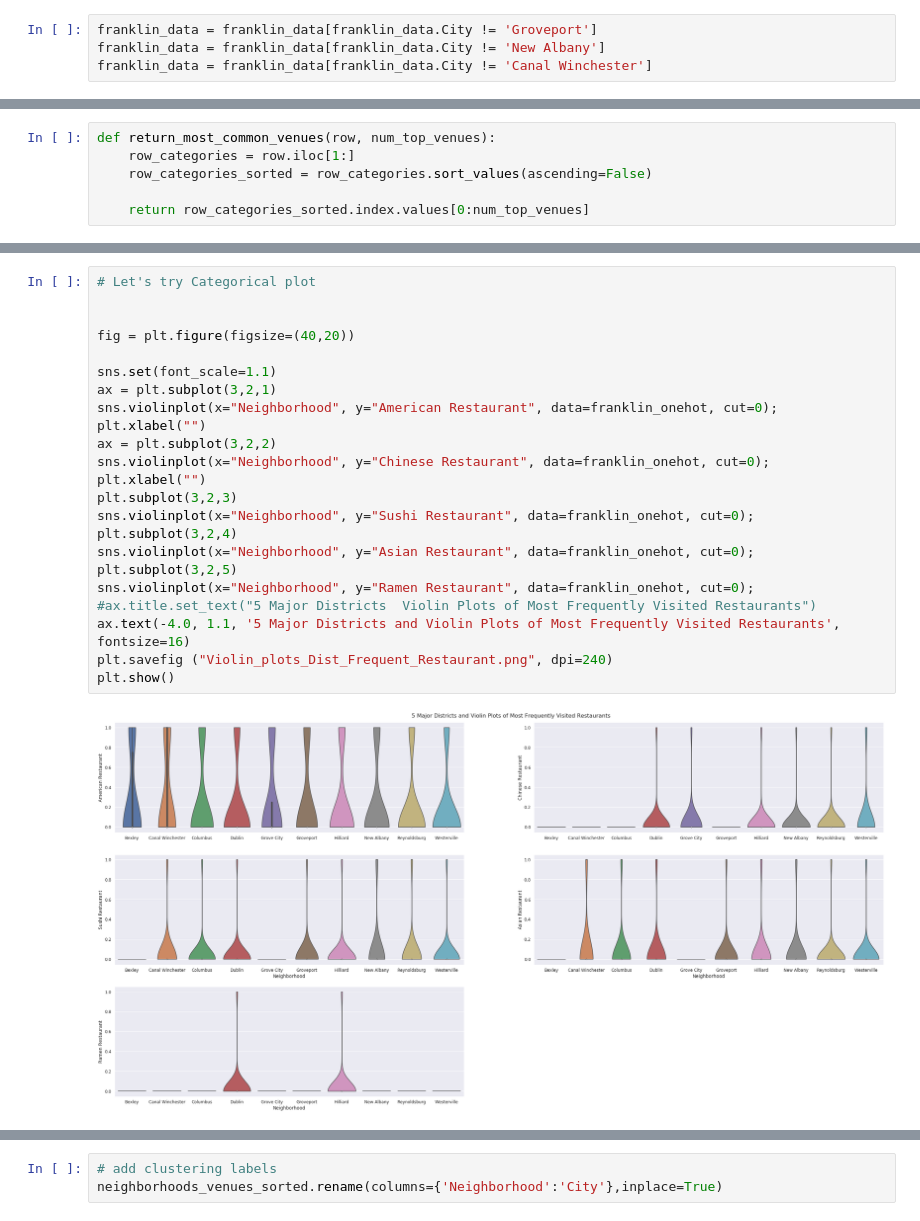
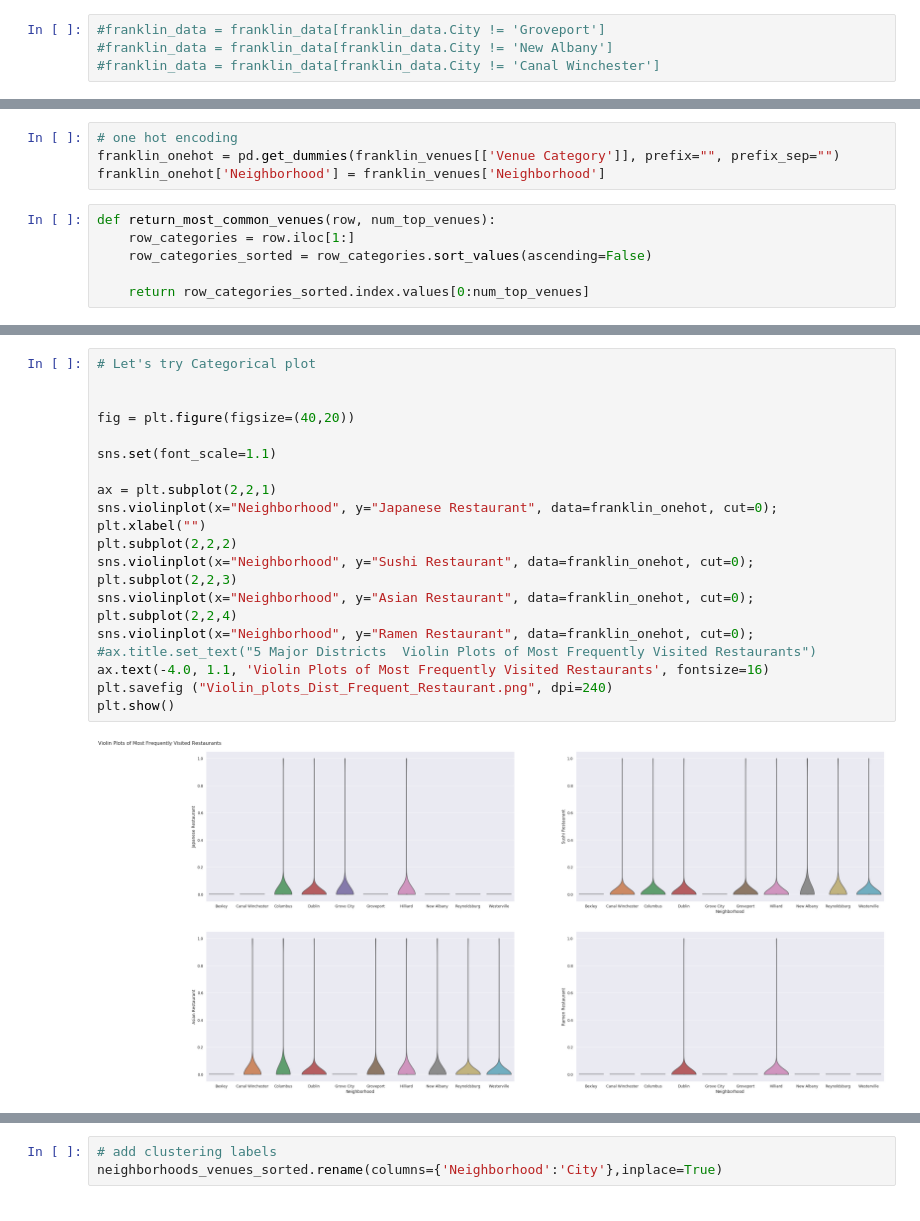
Before and after one commit to yywang118/Coursera-Capstone, a Jupyter notebook: Capstone: The battle of neighnourhoods.ipynb, the cells around one changed output, grey strips where cells are left out. Cells and saved outputs as stored; diff of their text form.

```diff
--- a/Capstone: The battle of neighnourhoods.ipynb
+++ b/Capstone: The battle of neighnourhoods.ipynb
@@ -170,6 +187,6 @@ franklin_data
 | 315 | Reynoldsburg | 35,893 | Franklin | 43068.0 | 39.956370 | -82.785020 |
 | 379 | Westerville | 36,120 | Franklin | 43081.0 | 40.110640 | -82.891340 |
 # %%
-franklin_data = franklin_data[franklin_data.City != 'Groveport']
-franklin_data = franklin_data[franklin_data.City != 'New Albany']
-franklin_data = franklin_data[franklin_data.City != 'Canal Winchester']
+#franklin_data = franklin_data[franklin_data.City != 'Groveport']
+#franklin_data = franklin_data[franklin_data.City != 'New Albany']
+#franklin_data = franklin_data[franklin_data.City != 'Canal Winchester']
@@ -406,3 +419,7 @@ franklin_onehot.head()
+# %%
+# one hot encoding
+franklin_onehot = pd.get_dummies(franklin_venues[['Venue Category']], prefix="", prefix_sep="")
+franklin_onehot['Neighborhood'] = franklin_venues['Neighborhood']
 # %%
 def return_most_common_venues(row, num_top_venues):
     row_categories = row.iloc[1:]
@@ -459,28 +476,26 @@ neighborhoods_venues_sorted
 # %%
 # Let's try Categorical plot
 
 
 fig = plt.figure(figsize=(40,20))
 
 sns.set(font_scale=1.1)
-ax = plt.subplot(3,2,1)
-sns.violinplot(x="Neighborhood", y="American Restaurant", data=franklin_onehot, cut=0);
+
+ax = plt.subplot(2,2,1)
+sns.violinplot(x="Neighborhood", y="Japanese Restaurant", data=franklin_onehot, cut=0);
 plt.xlabel("")
-ax = plt.subplot(3,2,2)
-sns.violinplot(x="Neighborhood", y="Chinese Restaurant", data=franklin_onehot, cut=0);
-plt.xlabel("")
-plt.subplot(3,2,3)
+plt.subplot(2,2,2)
 sns.violinplot(x="Neighborhood", y="Sushi Restaurant", data=franklin_onehot, cut=0);
-plt.subplot(3,2,4)
+plt.subplot(2,2,3)
 sns.violinplot(x="Neighborhood", y="Asian Restaurant", data=franklin_onehot, cut=0);
-plt.subplot(3,2,5)
+plt.subplot(2,2,4)
 sns.violinplot(x="Neighborhood", y="Ramen Restaurant", data=franklin_onehot, cut=0);
 #ax.title.set_text("5 Major Districts  Violin Plots of Most Frequently Visited Restaurants")
-ax.text(-4.0, 1.1, '5 Major Districts and Violin Plots of Most Frequently Visited Restaurants', fontsize=16)
+ax.text(-4.0, 1.1, 'Violin Plots of Most Frequently Visited Restaurants', fontsize=16)
 plt.savefig ("Violin_plots_Dist_Frequent_Restaurant.png", dpi=240)
 plt.show()
 # %% [output]
-[figure, old version]
+[figure, new version]
 # %%
 #try groupby to play with restaurant
 
```
Also changed, not shown: parts of 16 cells of this notebook.
